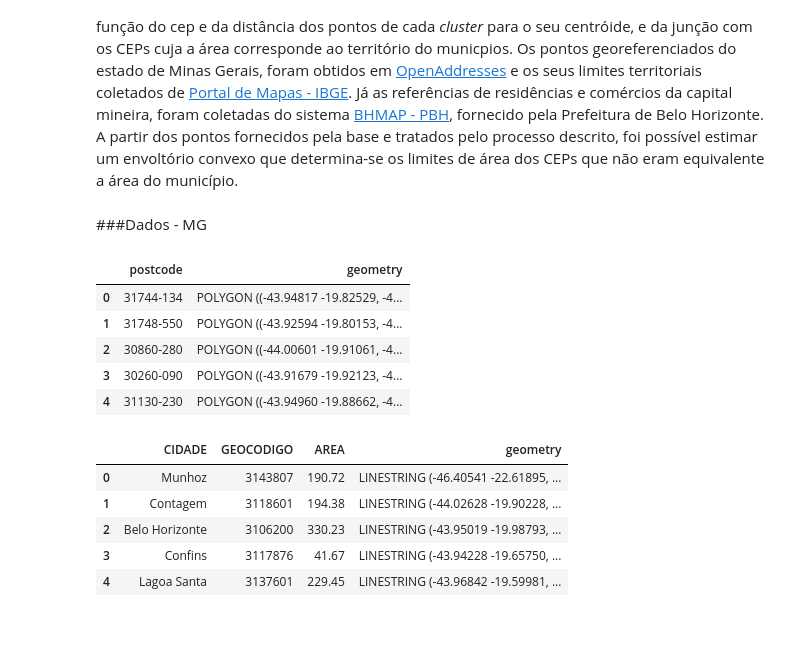
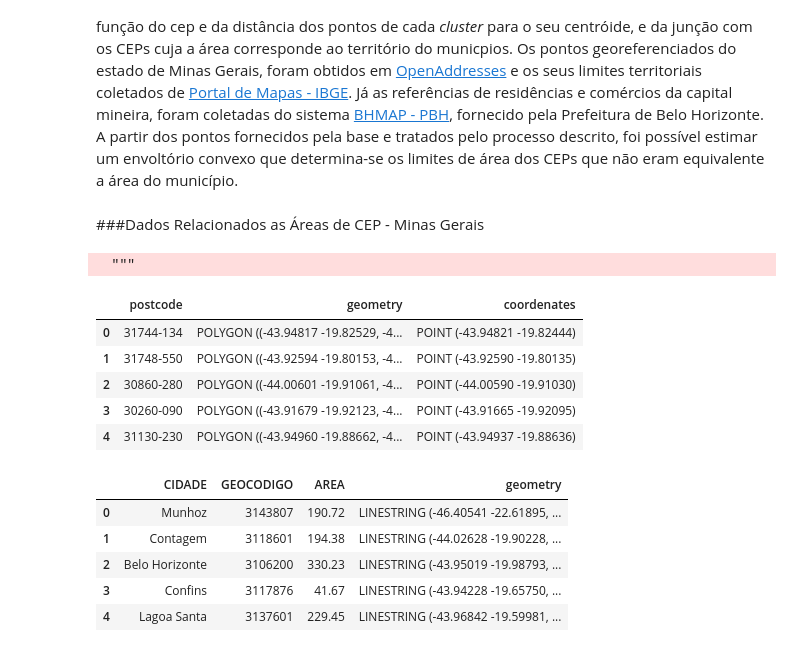
Before and after one commit to mcatrinque/areas-cep-mg, a Jupyter notebook: br_mg_ceps.ipynb, the cells around one changed output. Saved outputs shown, nothing was run; the diff lists cells and outputs as text; code cells hidden in the pictures.

```diff
--- a/br_mg_ceps.ipynb
+++ b/br_mg_ceps.ipynb
@@ -129,23 +250,23 @@ To: /content/br_mg_bh_limites_regionais.prj
 # %% [markdown]
 ## Coleta e Tratamento de Dados
 O shapefile foi gerado a partir do agrupamento de unidades, residenciais e comerciais, em função do cep e da distância dos pontos de cada *cluster* para o seu centróide, e da junção com os CEPs cuja a área corresponde ao território do municpios. Os pontos georeferenciados do estado de Minas Gerais, foram obtidos em [OpenAddresses](https://batch.openaddresses.io/data) e os seus limites territoriais coletados de [Portal de Mapas - IBGE](https://portaldemapas.ibge.gov.br/portal.php). Já as referências de residências e comércios da capital mineira, foram coletadas do sistema [BHMAP - PBH](http://bhmap.pbh.gov.br/v2/mapa/idebhgeo), fornecido pela Prefeitura de Belo Horizonte. A partir dos pontos fornecidos pela base e tratados pelo processo descrito, foi possível estimar um envoltório convexo que determina-se os limites de área dos CEPs que não eram equivalente a área do município.
-# %% [markdown]
-###Dados - MG
+# %% [markdown]
+###Dados Relacionados as Áreas de CEP - Minas Gerais
 # %%
 # project GeoPandas dataframe
 mg_area_cep = gpd.read_file(path + 'br_mg_poligonos_ceps.shp')
 mg_area_cep.drop('id', axis=1, inplace=True)
-mg_area_cep.drop('path', axis=1, inplace=True)
-mg_area_cep.drop('layer', axis=1, inplace=True)
 mg_area_cep.to_crs(pyproj.CRS.from_epsg(4674), inplace=True)
+mg_area_cep['coordenates'] = mg_area_cep['geometry'].centroid
 mg_area_cep.head()
 # %% [output]
+  """
-|  | postcode | geometry |
-| 0 | 31744-134 | POLYGON ((-43.94817 -19.82529, -4... |
-| 1 | 31748-550 | POLYGON ((-43.92594 -19.80153, -4... |
-| 2 | 30860-280 | POLYGON ((-44.00601 -19.91061, -4... |
-| 3 | 30260-090 | POLYGON ((-43.91679 -19.92123, -4... |
-| 4 | 31130-230 | POLYGON ((-43.94960 -19.88662, -4... |
+|  | postcode | geometry | coordenates |
+| 0 | 31744-134 | POLYGON ((-43.94817 -19.82529, -4... | POINT (-43.94821 -19.82444) |
+| 1 | 31748-550 | POLYGON ((-43.92594 -19.80153, -4... | POINT (-43.92590 -19.80135) |
+| 2 | 30860-280 | POLYGON ((-44.00601 -19.91061, -4... | POINT (-44.00590 -19.91030) |
+| 3 | 30260-090 | POLYGON ((-43.91679 -19.92123, -4... | POINT (-43.91665 -19.92095) |
+| 4 | 31130-230 | POLYGON ((-43.94960 -19.88662, -4... | POINT (-43.94937 -19.88636) |
 # %%
 lim_municipal = gpd.read_file(path + 'br_mg_limites_municipios.shp')
 lim_municipal.rename(columns={'NOME':'CIDADE'}, inplace=True)
```
Also changed, not shown: parts of 38 cells of this notebook.
